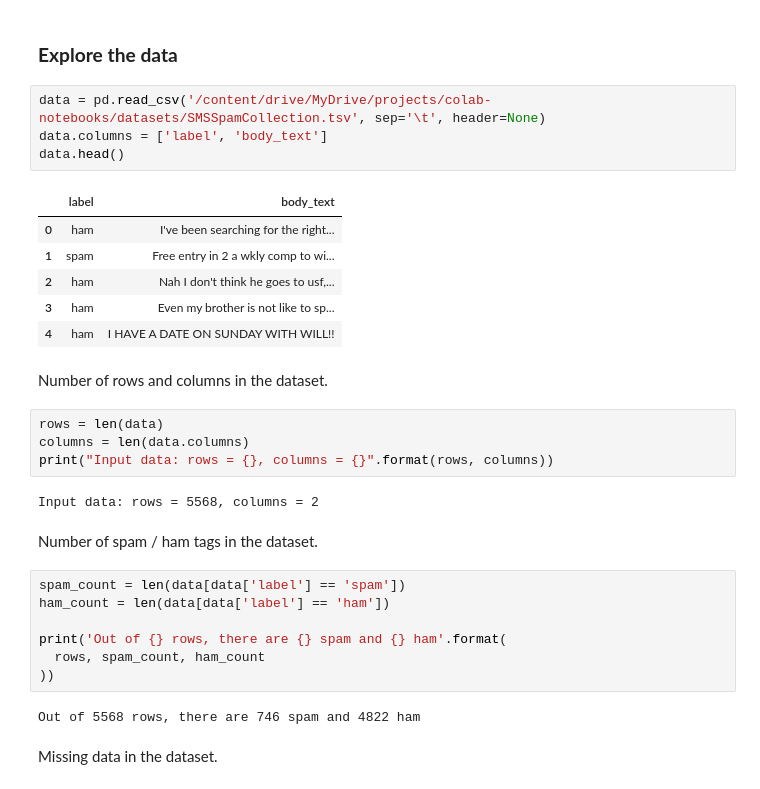
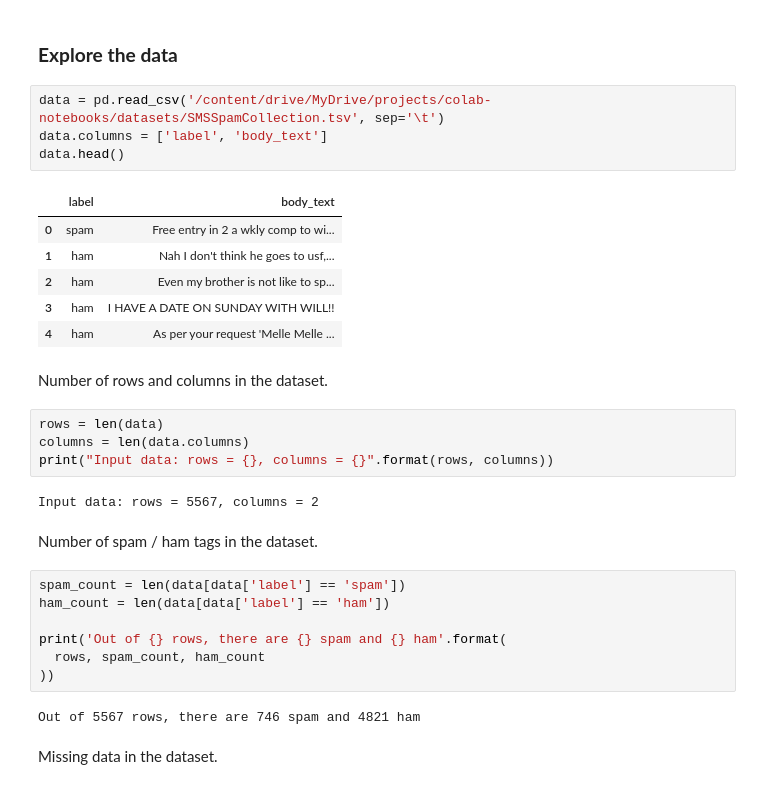
Before and after one commit to andreibuiciuc/NLP-Projects, a Jupyter notebook: nlp_basics.ipynb, the cells around one changed output. Cells and saved outputs as stored; diff of their text form.

```diff
--- a/nlp_basics.ipynb
+++ b/nlp_basics.ipynb
@@ -19,16 +29,16 @@ Setup done.
 # %% [markdown]
 ### **Explore the data**
 # %%
-data = pd.read_csv('/content/drive/MyDrive/projects/colab-notebooks/datasets/SMSSpamCollection.tsv', sep='\t', header=None)
+data = pd.read_csv('/content/drive/MyDrive/projects/colab-notebooks/datasets/SMSSpamCollection.tsv', sep='\t')
 data.columns = ['label', 'body_text']
 data.head()
 # %% [output]
 |  | label | body_text |
-| 0 | ham | I've been searching for the right... |
-| 1 | spam | Free entry in 2 a wkly comp to wi... |
-| 2 | ham | Nah I don't think he goes to usf,... |
-| 3 | ham | Even my brother is not like to sp... |
-| 4 | ham | I HAVE A DATE ON SUNDAY WITH WILL!! |
+| 0 | spam | Free entry in 2 a wkly comp to wi... |
+| 1 | ham | Nah I don't think he goes to usf,... |
+| 2 | ham | Even my brother is not like to sp... |
+| 3 | ham | I HAVE A DATE ON SUNDAY WITH WILL!! |
+| 4 | ham | As per your request 'Melle Melle ... |
 # %% [markdown]
 Number of rows and columns in the dataset.
 # %%
@@ -36,7 +46,7 @@ rows = len(data)
 columns = len(data.columns)
 print("Input data: rows = {}, columns = {}".format(rows, columns))
 # %% [output]
-Input data: rows = 5568, columns = 2
+Input data: rows = 5567, columns = 2
 # %% [markdown]
 Number of spam / ham tags in the dataset.
 # %%
@@ -47,7 +57,7 @@ print('Out of {} rows, there are {} spam and {} ham'.format(
   rows, spam_count, ham_count
 ))
 # %% [output]
-Out of 5568 rows, there are 746 spam and 4822 ham
+Out of 5567 rows, there are 746 spam and 4821 ham
 # %% [markdown]
 Missing data in the dataset.
 # %%
```
Also changed, not shown: parts of 61 cells of this notebook.
